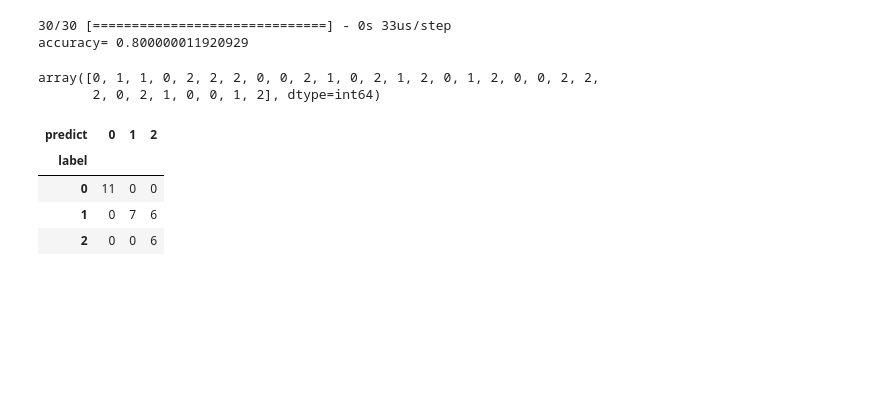
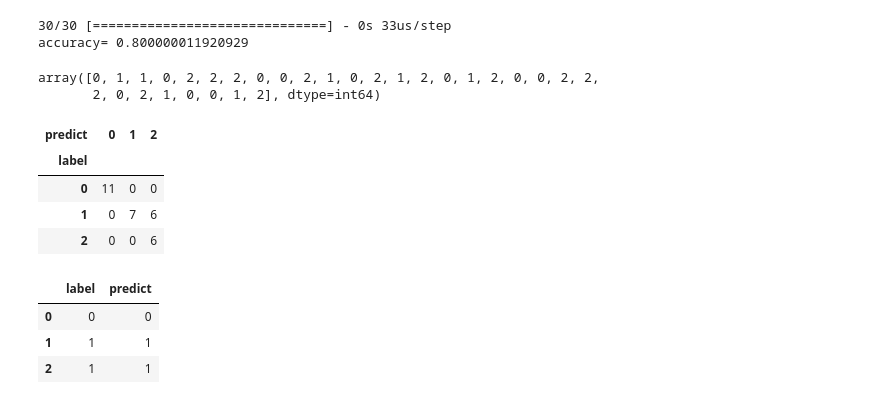
Before and after one commit to 3A532092/DL_HW05, a Jupyter notebook: DL_HW05.ipynb, the cells around one changed output. Saved outputs shown, nothing was run; the diff lists cells and outputs as text; code cells hidden in the pictures; blank space fills up the shorter version.

```diff
--- a/DL_HW05.ipynb
+++ b/DL_HW05.ipynb
@@ -216,3 +216,11 @@ pd.crosstab(y_test, prediction,
 | 0 | 11 | 0 | 0 |
 | 1 | 0 | 7 | 6 |
 | 2 | 0 | 0 | 6 |
+# %%
+df = pd.DataFrame({'label':y_test, 'predict':prediction})
+df[:3]
+# %% [output]
+|  | label | predict |
+| 0 | 0 | 0 |
+| 1 | 1 | 1 |
+| 2 | 1 | 1 |
```
